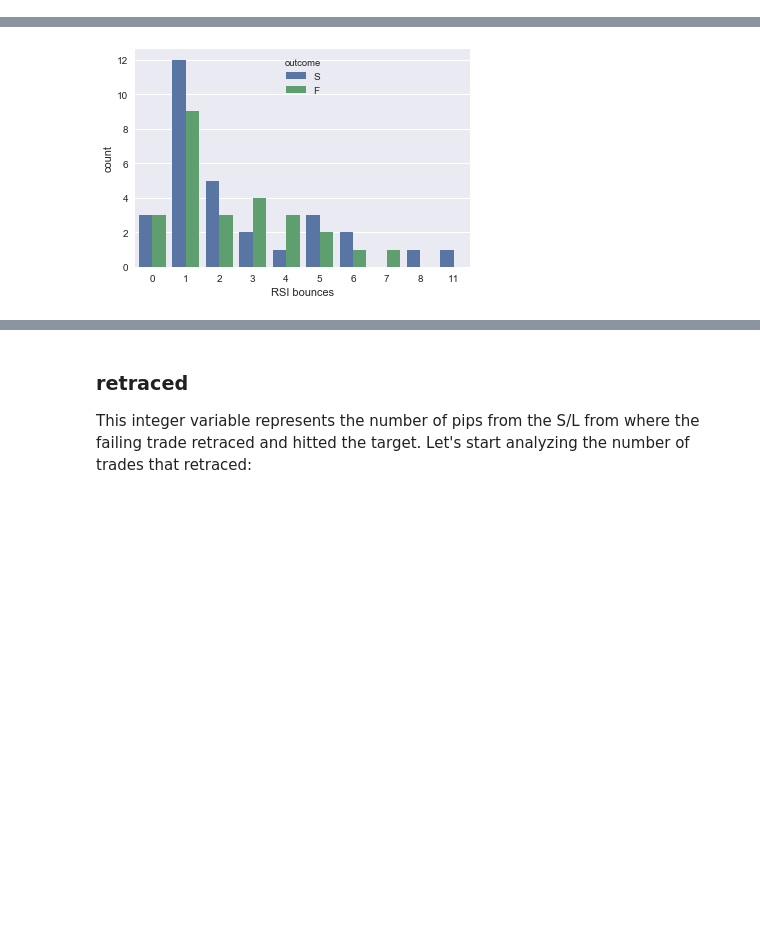
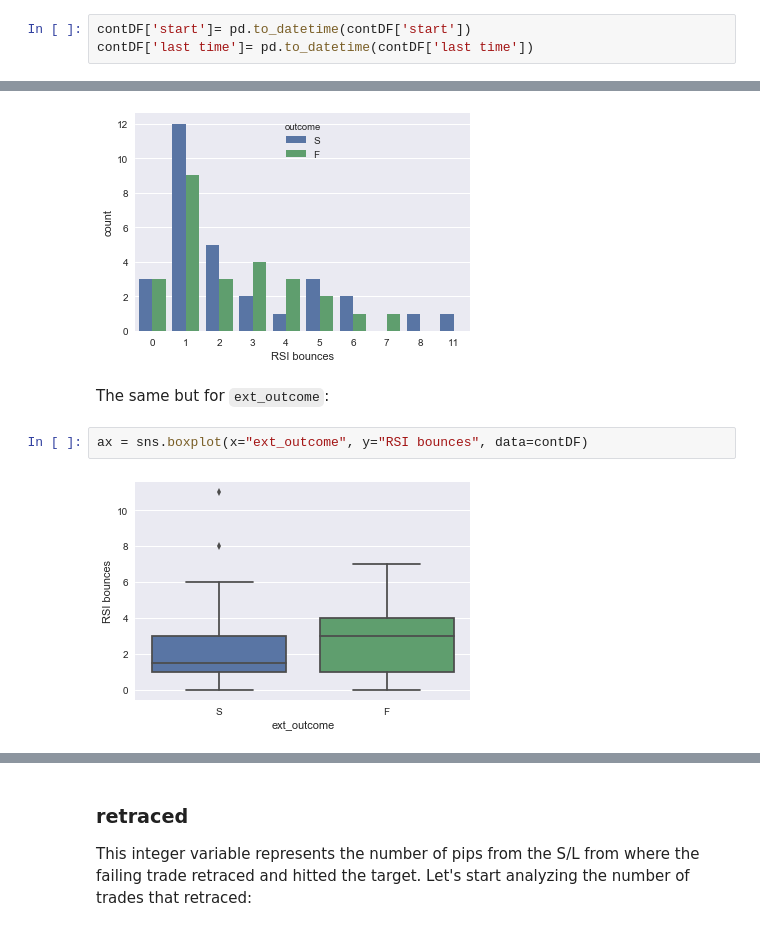
Before and after one commit to FOREXfunguru/FOREX, a Jupyter notebook: notebooks/Binary_classifier_using_ML.ipynb, the cells around one changed output, grey strips where cells are left out. Saved outputs shown, nothing was run; the diff lists cells and outputs as text; blank space fills up the shorter version.

```diff
--- a/notebooks/Binary_classifier_using_ML.ipynb
+++ b/notebooks/Binary_classifier_using_ML.ipynb
@@ -81,3 +84,6 @@ memory usage: 6.7+ KB
+# %%
+contDF['start']= pd.to_datetime(contDF['start'])
+contDF['last time']= pd.to_datetime(contDF['last time'])
 # %% [markdown]
 ## Initial exploration of the data
 
@@ -161,3 +194,9 @@ For this particular task I will create a count plot in order to plot the RSI bou
 ax = sns.countplot(x="RSI bounces",hue="outcome", data=contDF)
 # %% [output]
 [figure]
+# %% [markdown]
+The same but for `ext_outcome`:
+# %%
+ax = sns.boxplot(x="ext_outcome", y="RSI bounces", data=contDF)
+# %% [output]
+[figure, added]
```
Also changed, not shown: parts of 24 cells of this notebook.
